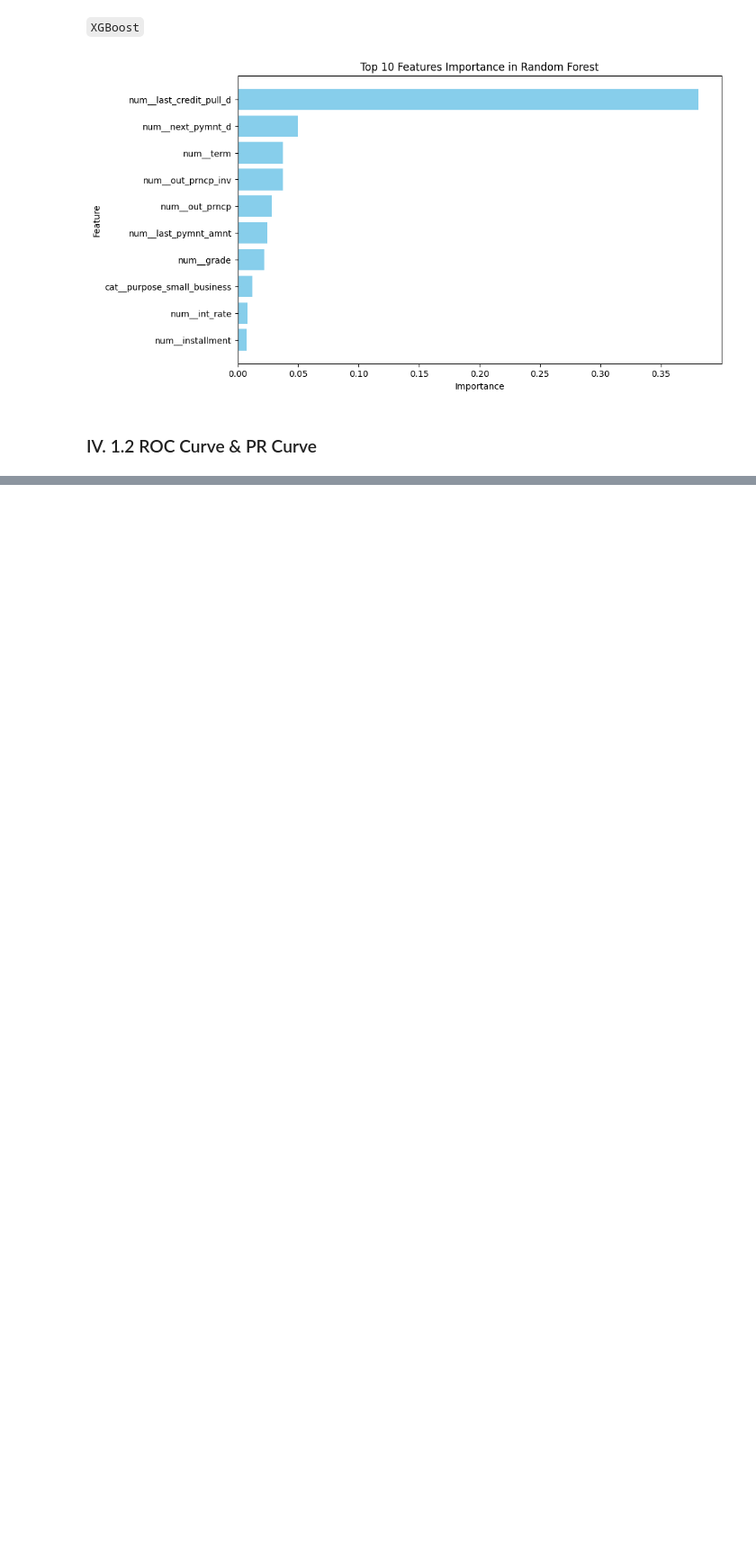
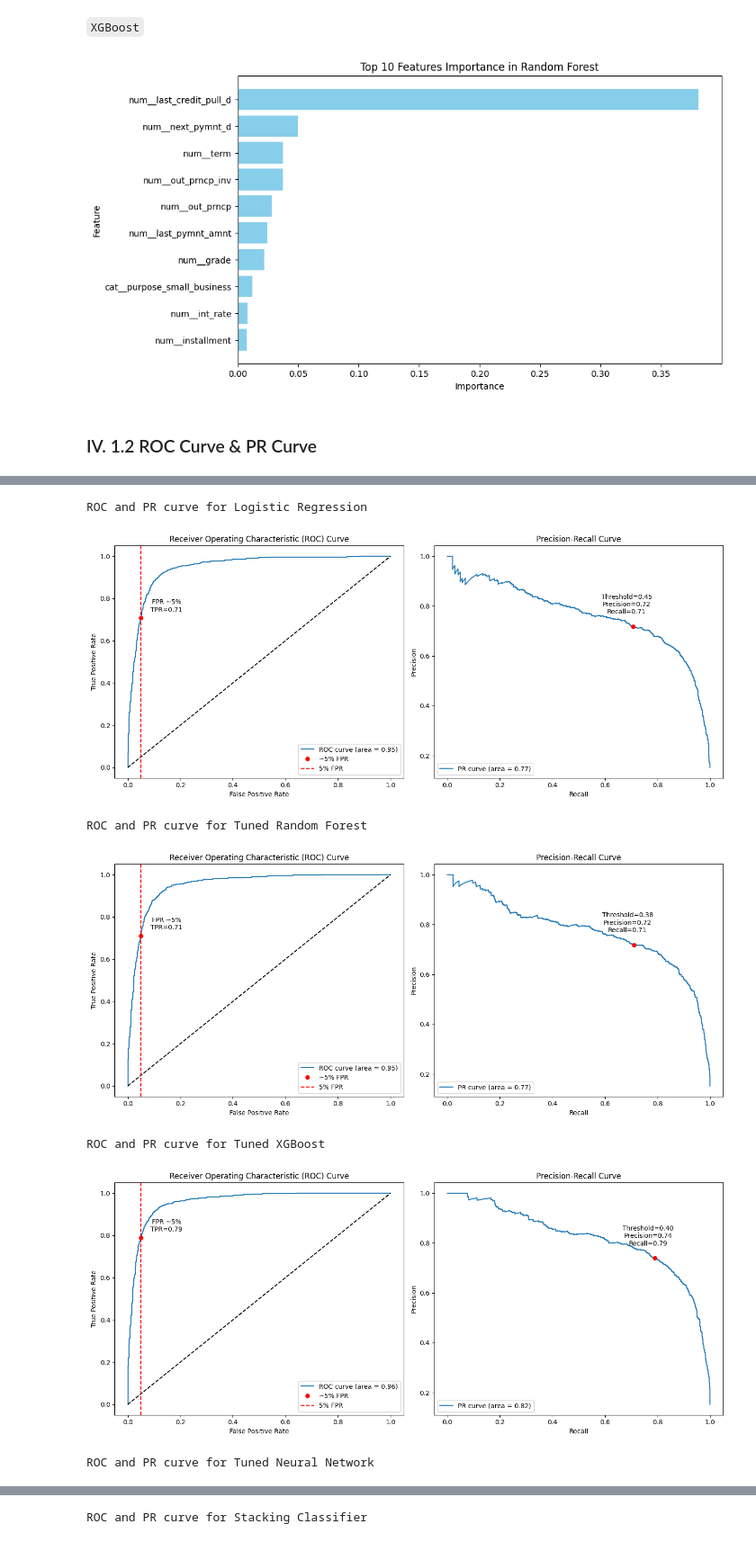
Before and after one commit to namtran6701/Default-Prediction, a Jupyter notebook: NamTran_notebook.ipynb, the cells around one changed output, grey strips where cells are left out. Shown at 90% size. Cells and saved outputs as stored; diff of their text form; code cells hidden in the pictures; blank space fills up the shorter version.

```diff
--- a/NamTran_notebook.ipynb
+++ b/NamTran_notebook.ipynb
@@ -707,3 +721,7 @@ Pipeline(steps=[('preprocessor',
+# %%
+# import the stacked model in
+with open('./models/stacked.pkl', 'rb') as file:
+    stacked_pipeline = pickle.load(file)
 # %%
 # obtain prediction
 stacked_pred, stacked_pred_prob = ynk.get_predictions(stacked_pipeline, X_test)
@@ -780,8 +798,3 @@ top_models_pred = {'Logistic Regression': lr_performance.y_pred_prob,
               'Tuned XGBoost': tuned_xgb_performance.y_pred_prob,
               'Tuned Neural Network': tuned_nn_performance.y_pred_prob,
               'Stacking Classifier' : stacked_performance.y_pred_prob}
-
-for model, pred in top_models_pred.items():
-    print(f'ROC and PR curve for {model}')
-    ynk.plot_roc_pr_curves(y_test, pred)
-    print('\n')
@@ -798,0 +801,13 @@ ROC and PR curve for Stacking Classifier
+# %%
+for model, pred in top_models_pred.items():
+    print(f'ROC and PR curve for {model}')
+    ynk.plot_roc_pr_curves(y_test, pred, fpr_percentile= 5)
+    print('\n')
+# %% [output]
+ROC and PR curve for Logistic Regression
+[figure, added]
+ROC and PR curve for Tuned Random Forest
+[figure, added]
+ROC and PR curve for Tuned XGBoost
+[figure, added]
+ROC and PR curve for Tuned Neural Network
@@ -798,0 +815 @@ ROC and PR curve for Stacking Classifier
+ROC and PR curve for Stacking Classifier
```
Also changed, not shown: parts of 18 cells of this notebook, 3 other files.
